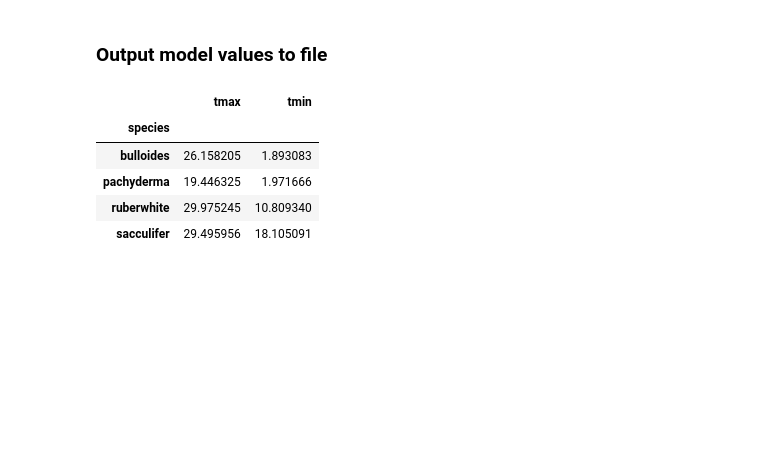
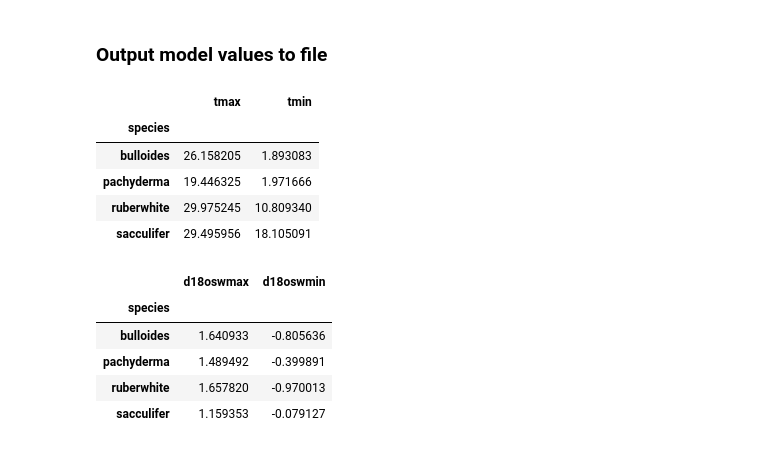
Before and after one commit to brews/deltaoxfox, a Jupyter notebook: notebooks/coretop_bayesreg.ipynb, the cells around one changed output. Drawn from its saved outputs; the diff is of its cells as text; code cells hidden in the pictures; blank space fills up the shorter version.

```diff
--- a/notebooks/coretop_bayesreg.ipynb
+++ b/notebooks/coretop_bayesreg.ipynb
@@ -156,6 +156,21 @@ spp_temprange
 | pachyderma | 19.446325 | 1.971666 |
 | ruberwhite | 29.975245 | 10.809340 |
 | sacculifer | 29.495956 | 18.105091 |
+# %%
+spp_d18oswrange = pd.DataFrame({'species': [], 'd18oswmin': [], 'd18oswmax': []})
+for spp, df_sub in coretops.groupby('species'):
+    spp_d18oswrange = spp_d18oswrange.append(pd.DataFrame({'species': [spp],
+                                                           'd18oswmin': min(df_sub['d18osw']),
+                                                           'd18oswmax': max(df_sub['d18osw'])}), ignore_index=True)
+spp_d18oswrange.set_index('species', inplace=True)
+spp_d18oswrange
+# %% [output]
+|  | d18oswmax | d18oswmin |
+| species |  |  |
+| bulloides | 1.640933 | -0.805636 |
+| pachyderma | 1.489492 | -0.399891 |
+| ruberwhite | 1.657820 | -0.970013 |
+| sacculifer | 1.159353 | -0.079127 |
 # %%
 alpha = pd.DataFrame(trace0['α'])
 alpha.columns = coretops['species'].unique()
```
Also changed, not shown: parts of 2 cells of this notebook, 1 other file.
